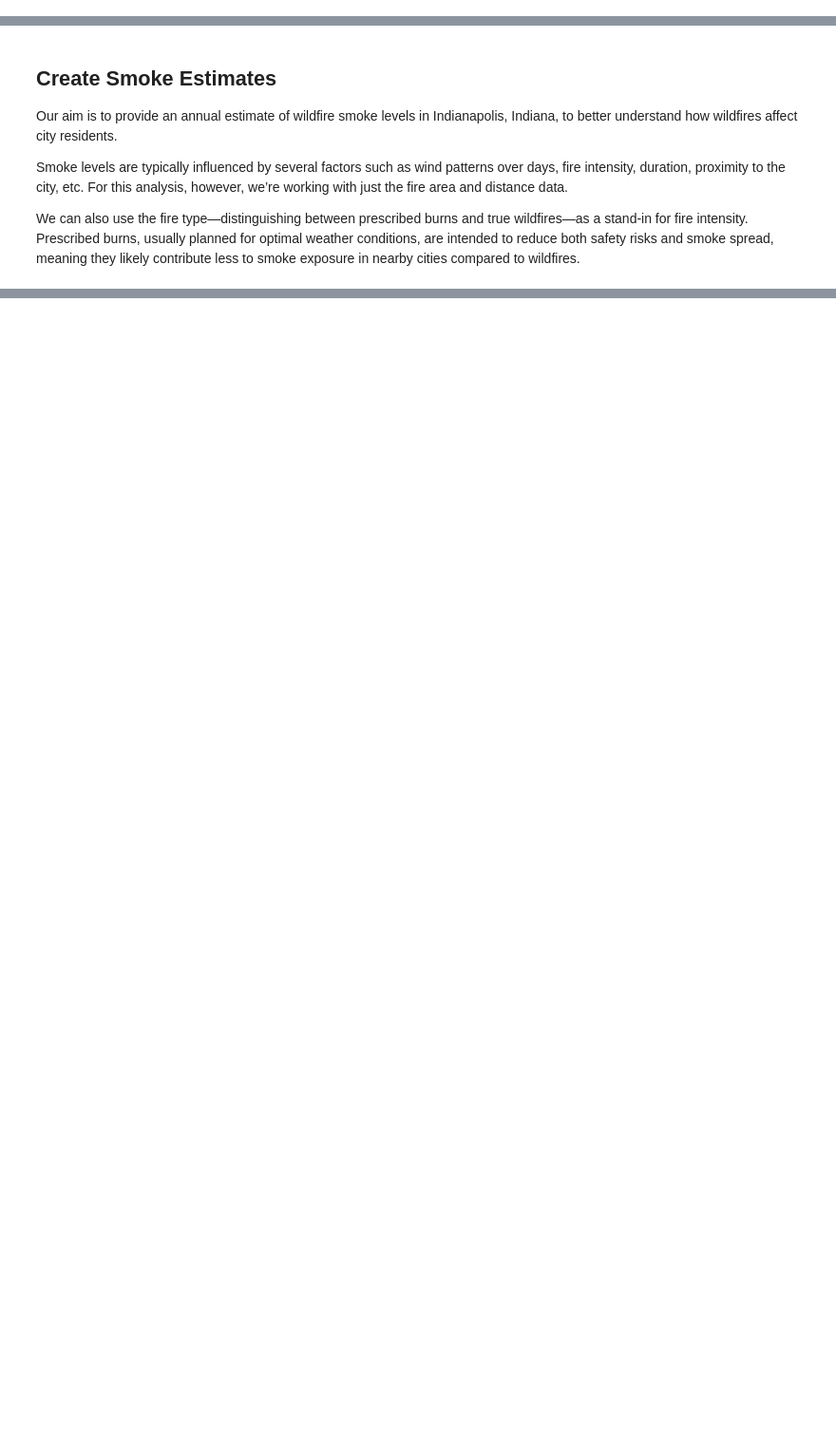
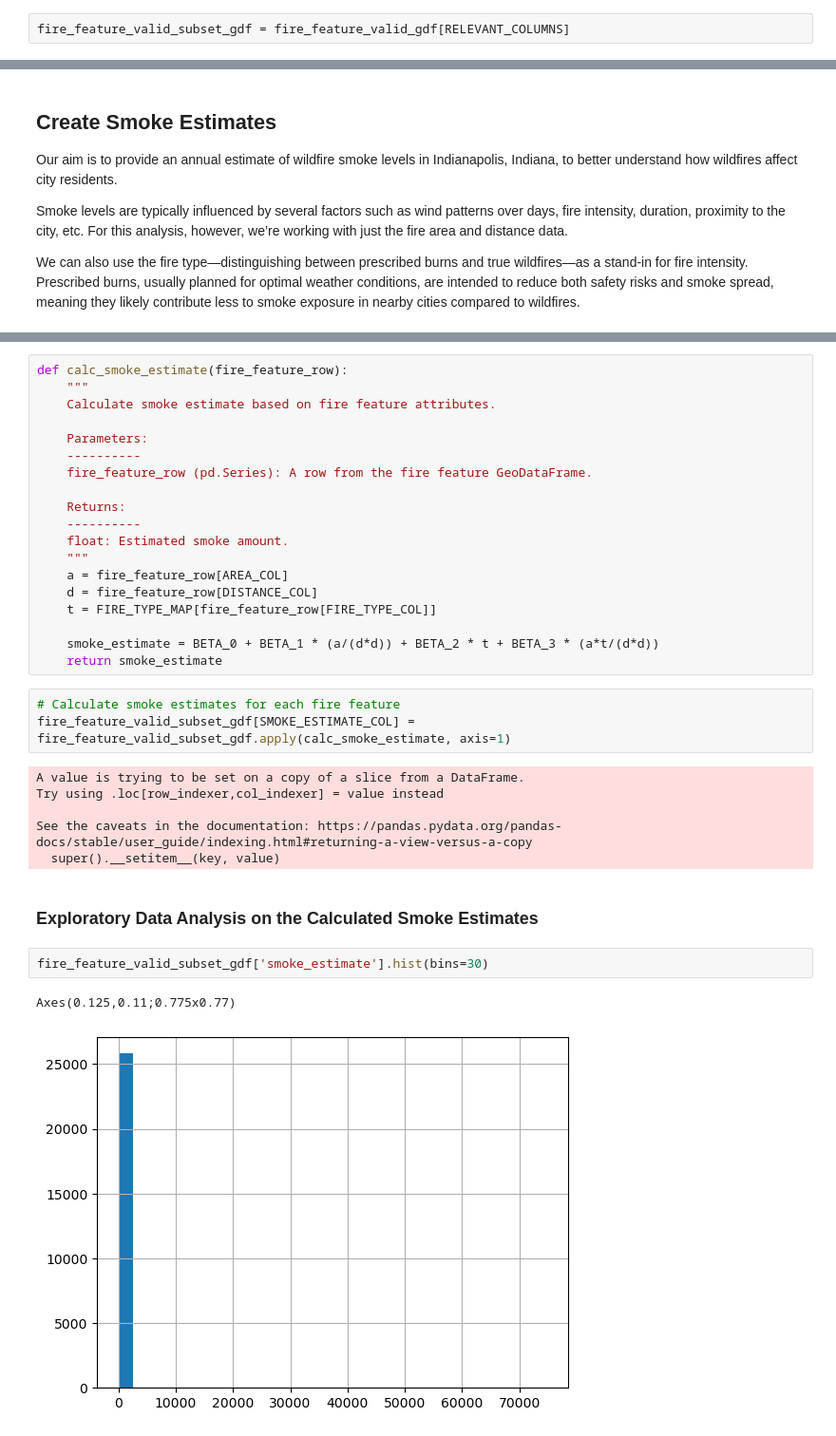
Before and after one commit to himanshunaidu/data512_project, a Jupyter notebook: wildfire_data_acquisition.ipynb, the cells around one changed output, grey strips where cells are left out. Shown at 95% size. Saved outputs shown, nothing was run; the diff lists cells and outputs as text; blank space fills up the shorter version.

Commit message:
Complete wildfire smoke estimate

```diff
--- a/wildfire_data_acquisition.ipynb
+++ b/wildfire_data_acquisition.ipynb
@@ -291,0 +214,2 @@ fire_feature_valid_gdf.to_file(SAVE_PATH, driver='GeoJSON')
+# %%
+fire_feature_valid_subset_gdf = fire_feature_valid_gdf[RELEVANT_COLUMNS]
@@ -300,0 +287,35 @@ Prescribed burns, usually planned for optimal weather conditions, are intended t
+# %%
+def calc_smoke_estimate(fire_feature_row):
+    """
+    Calculate smoke estimate based on fire feature attributes.
+
+    Parameters:
+    ----------
+    fire_feature_row (pd.Series): A row from the fire feature GeoDataFrame.
+
+    Returns:
+    ----------
+    float: Estimated smoke amount.
+    """
+    a = fire_feature_row[AREA_COL]
+    d = fire_feature_row[DISTANCE_COL]
+    t = FIRE_TYPE_MAP[fire_feature_row[FIRE_TYPE_COL]]
+
+    smoke_estimate = BETA_0 + BETA_1 * (a/(d*d)) + BETA_2 * t + BETA_3 * (a*t/(d*d))
+    return smoke_estimate
+# %%
+# Calculate smoke estimates for each fire feature
+fire_feature_valid_subset_gdf[SMOKE_ESTIMATE_COL] = fire_feature_valid_subset_gdf.apply(calc_smoke_estimate, axis=1)
+# %% [output]
+A value is trying to be set on a copy of a slice from a DataFrame.
+Try using .loc[row_indexer,col_indexer] = value instead
+
+See the caveats in the documentation: https://pandas.pydata.org/pandas-docs/stable/user_guide/indexing.html#returning-a-view-versus-a-copy
+  super().__setitem__(key, value)
+# %% [markdown]
+### Exploratory Data Analysis on the Calculated Smoke Estimates
+# %%
+fire_feature_valid_subset_gdf['smoke_estimate'].hist(bins=30)
+# %% [output]
+Axes(0.125,0.11;0.775x0.77)
+[figure, added]
```
Also changed, not shown: parts of 18 cells of this notebook, 1 other file.
